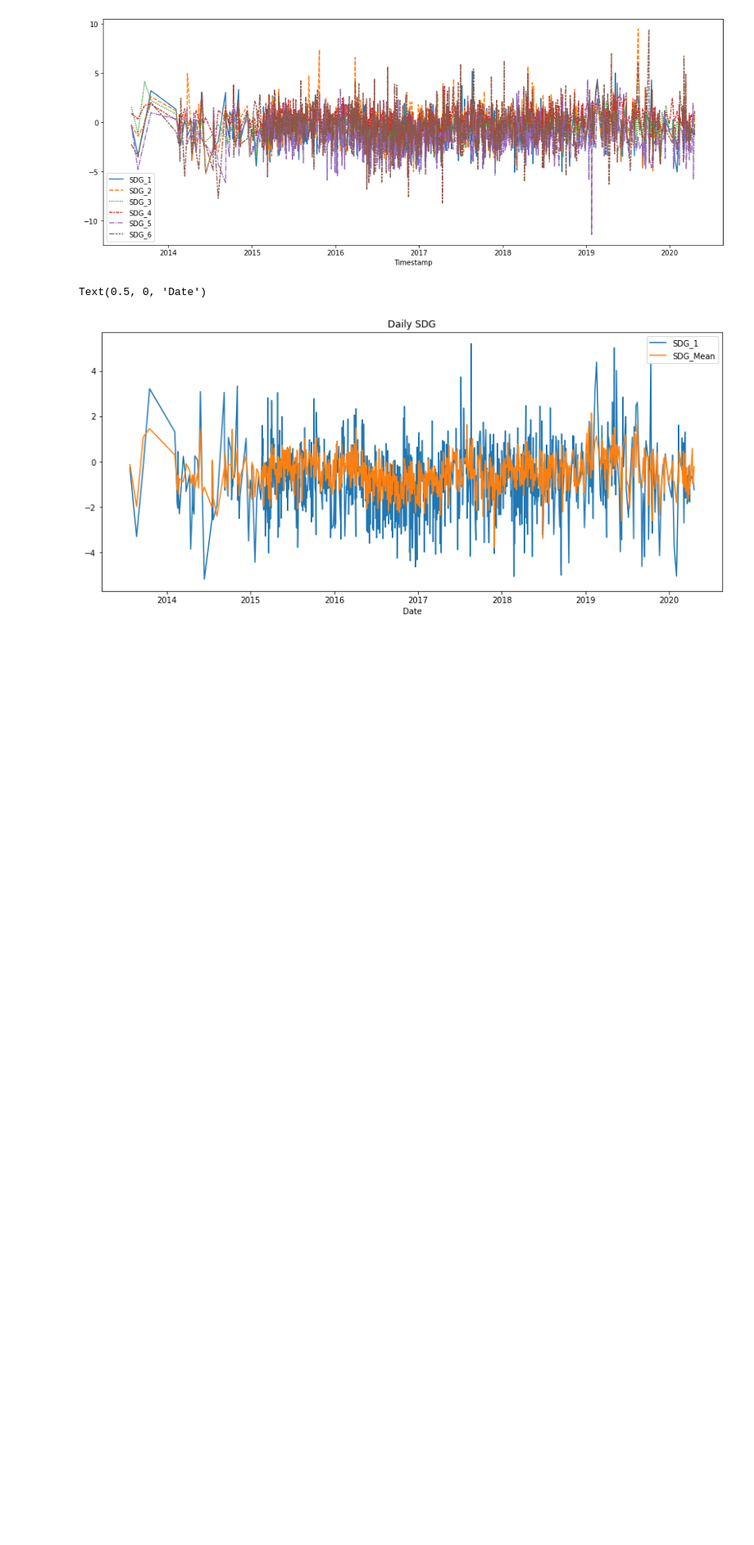
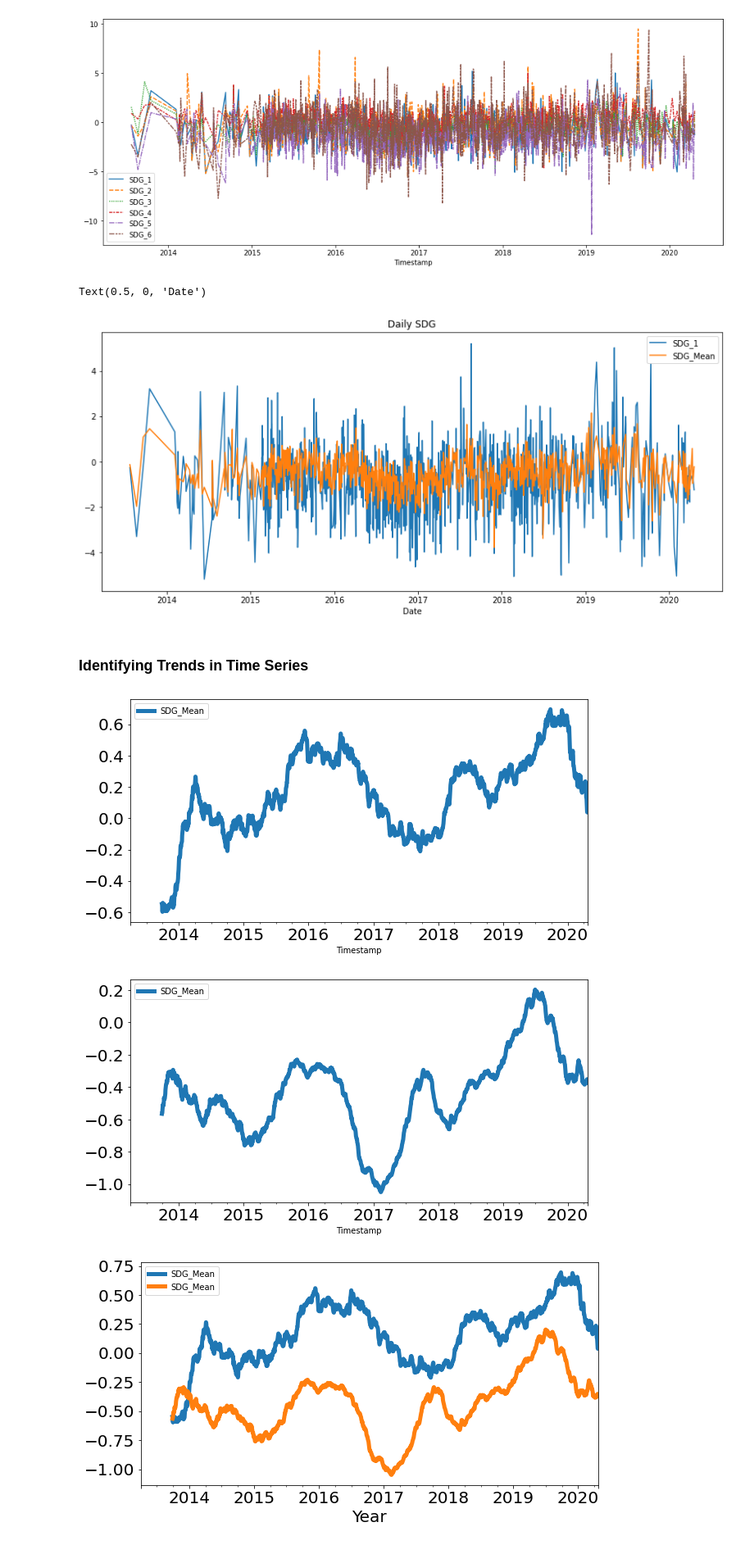
Before and after one commit to SavannahY/Global-A.I.-Data-Science, a Jupyter notebook: SDG.ipynb, the cells around one changed output. Shown at 82% size. Saved outputs shown, nothing was run; the diff lists cells and outputs as text; code cells hidden in the pictures; blank space fills up the shorter version.

```diff
--- a/SDG.ipynb
+++ b/SDG.ipynb
@@ -405,3 +423,5 @@ plt.xlabel("Date")
 # %% [output]
 Text(0.5, 0, 'Date')
 [figure]
+# %% [markdown]
+### Identifying Trends in Time Series
@@ -407,0 +447,42 @@ Text(0.5, 0, 'Date')
+# %%
+def plot2Label(label_1,label_2,df):
+  label_1_df = df[df.Ticker.isin([label_1])]
+  label_1_df = label_1_df[ ['Timestamp'] + list(label_1_df.loc[:,'SDG_1':'SDG_Mean']) ]
+  label_1_df['Timestamp'] = pd.to_datetime(label_1_df['Timestamp'])
+  label_1_df.set_index('Timestamp',inplace = True)
+  SDG_1 = label_1_df[['SDG_1']]
+  SDG_2 = label_1_df[['SDG_2']]
+  SDG_3 = label_1_df[['SDG_3']]
+  SDG_4 = label_1_df[['SDG_4']]
+  SDG_Mean = label_1_df[['SDG_Mean']]
+  # SDG_1.rolling(180).mean().plot(figsize=(10,5), linewidth=5, fontsize=20)
+  # SDG_2.rolling(180).mean().plot(figsize=(10,5), linewidth=5, fontsize=20)
+  # SDG_3.rolling(180).mean().plot(figsize=(10,5), linewidth=5, fontsize=20)
+  # SDG_4.rolling(180).mean().plot(figsize=(10,5), linewidth=5, fontsize=20)
+  SDG_Mean.rolling(180).mean().plot(figsize=(10,5), linewidth=5, fontsize=20)
+
+  label_2_df = df[df.Ticker.isin([label_2])]
+  label_2_df = label_2_df[ ['Timestamp'] + list(label_2_df.loc[:,'SDG_1':'SDG_Mean']) ]
+  label_2_df['Timestamp'] = pd.to_datetime(label_2_df['Timestamp'])
+  label_2_df.set_index('Timestamp',inplace = True)
+  SDG_2_1 = label_2_df[['SDG_1']]
+  SDG_2_2 = label_2_df[['SDG_2']]
+  SDG_2_3 = label_2_df[['SDG_3']]
+  SDG_2_4 = label_2_df[['SDG_4']]
+  SDG_2_Mean = label_2_df[['SDG_Mean']]
+  # SDG_1.rolling(180).mean().plot(figsize=(10,5), linewidth=5, fontsize=20)
+  # SDG_2.rolling(180).mean().plot(figsize=(10,5), linewidth=5, fontsize=20)
+  # SDG_3.rolling(180).mean().plot(figsize=(10,5), linewidth=5, fontsize=20)
+  # SDG_4.rolling(180).mean().plot(figsize=(10,5), linewidth=5, fontsize=20)
+  SDG_2_Mean.rolling(180).mean().plot(figsize=(10,5), linewidth=5, fontsize=20)
+
+
+  sdg_rm = pd.concat([SDG_Mean.rolling(180).mean(),SDG_2_Mean.rolling(180).mean()], axis=1)
+  sdg_rm.plot(figsize=(10,5), linewidth=5, fontsize=20)
+  plt.xlabel('Year', fontsize=20)
+# %%
+plot2Label('SO','CMCSA',df)
+# %% [output]
+[figure, added]
+[figure, added]
+[figure, added]
```
Also changed, not shown: parts of 61 cells of this notebook.
